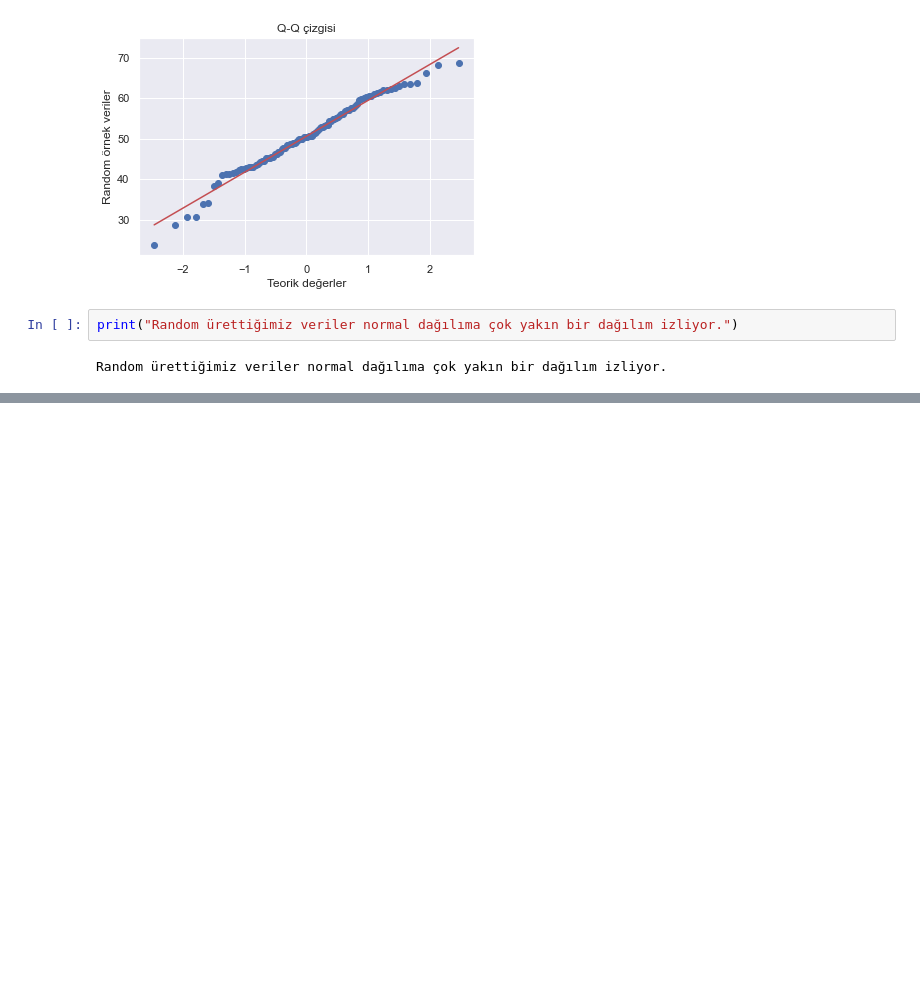
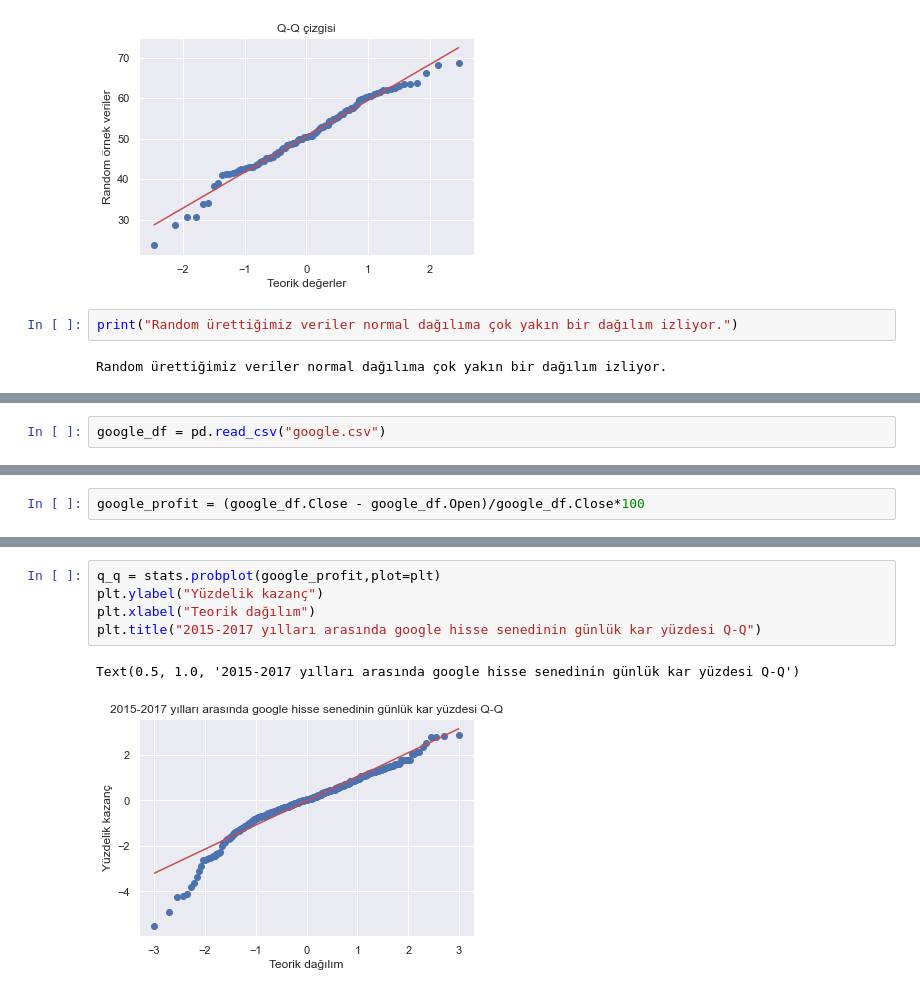
Before and after one commit to ismcagilci/datajarlabs-datascience-episde3, a Jupyter notebook: İstatiksel dağılımlar.ipynb, the cells around one changed output, grey strips where cells are left out. Drawn from its saved outputs; the diff is of its cells as text; blank space fills up the shorter version.

```diff
--- a/İstatiksel dağılımlar.ipynb
+++ b/İstatiksel dağılımlar.ipynb
@@ -65,0 +68,2 @@ Random ürettiğimiz veriler normal dağılıma çok yakın bir dağılım izliy
+# %%
+google_df = pd.read_csv("google.csv")
@@ -65,0 +86,2 @@ Random ürettiğimiz veriler normal dağılıma çok yakın bir dağılım izliy
+# %%
+google_profit = (google_df.Close - google_df.Open)/google_df.Close*100
@@ -65,0 +103,8 @@ Random ürettiğimiz veriler normal dağılıma çok yakın bir dağılım izliy
+# %%
+q_q = stats.probplot(google_profit,plot=plt)
+plt.ylabel("Yüzdelik kazanç")
+plt.xlabel("Teorik dağılım")
+plt.title("2015-2017 yılları arasında google hisse senedinin günlük kar yüzdesi Q-Q")
+# %% [output]
+Text(0.5, 1.0, '2015-2017 yılları arasında google hisse senedinin günlük kar yüzdesi Q-Q')
+[figure, added]
```
Also changed, not shown: parts of 4 cells of this notebook, 1 other file.
